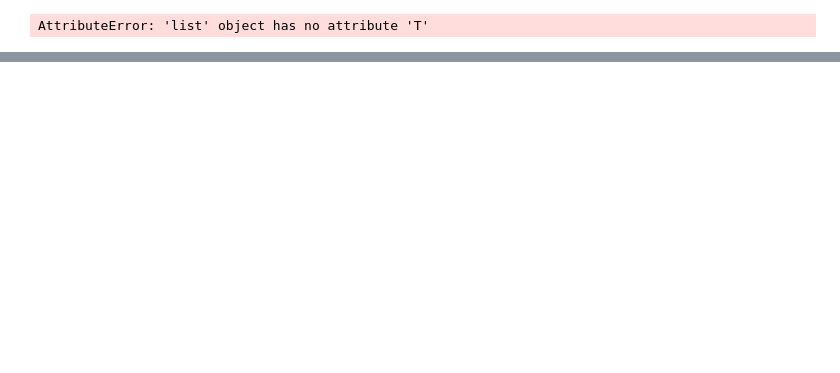
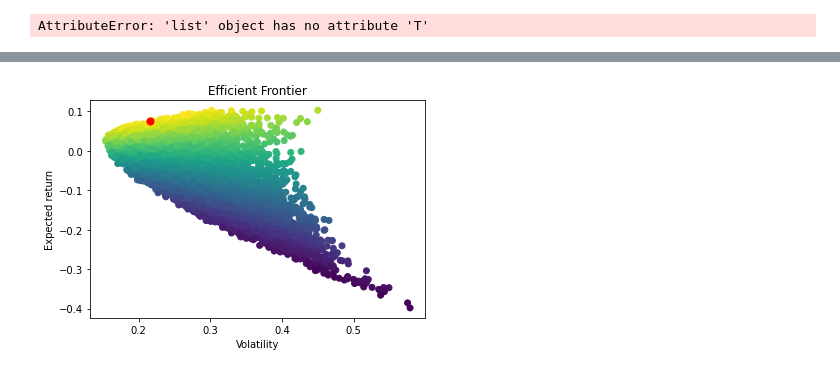
Before and after one commit to joeldfilho/Teorema-Carteira-Markowitz, a Jupyter notebook: markowitz.ipynb, the cells around one changed output, grey strips where cells are left out. Drawn from its saved outputs; the diff is of its cells as text; code cells hidden in the pictures; blank space fills up the shorter version.

```diff
--- a/markowitz.ipynb
+++ b/markowitz.ipynb
@@ -176,3 +174,8 @@ def plot_efficient_frontier(wallets, method = 'sharpe_ratio'):
     plt.xlabel("Volatility")
     plt.ylabel("Expected return")
     plt.show()
+# %%
+wallets = generate_wallets(df)
+plot_efficient_frontier(wallets, method = 'sharpe_ratio')
+# %% [output]
+[figure, added]
```
Also changed, not shown: parts of 4 cells of this notebook.
